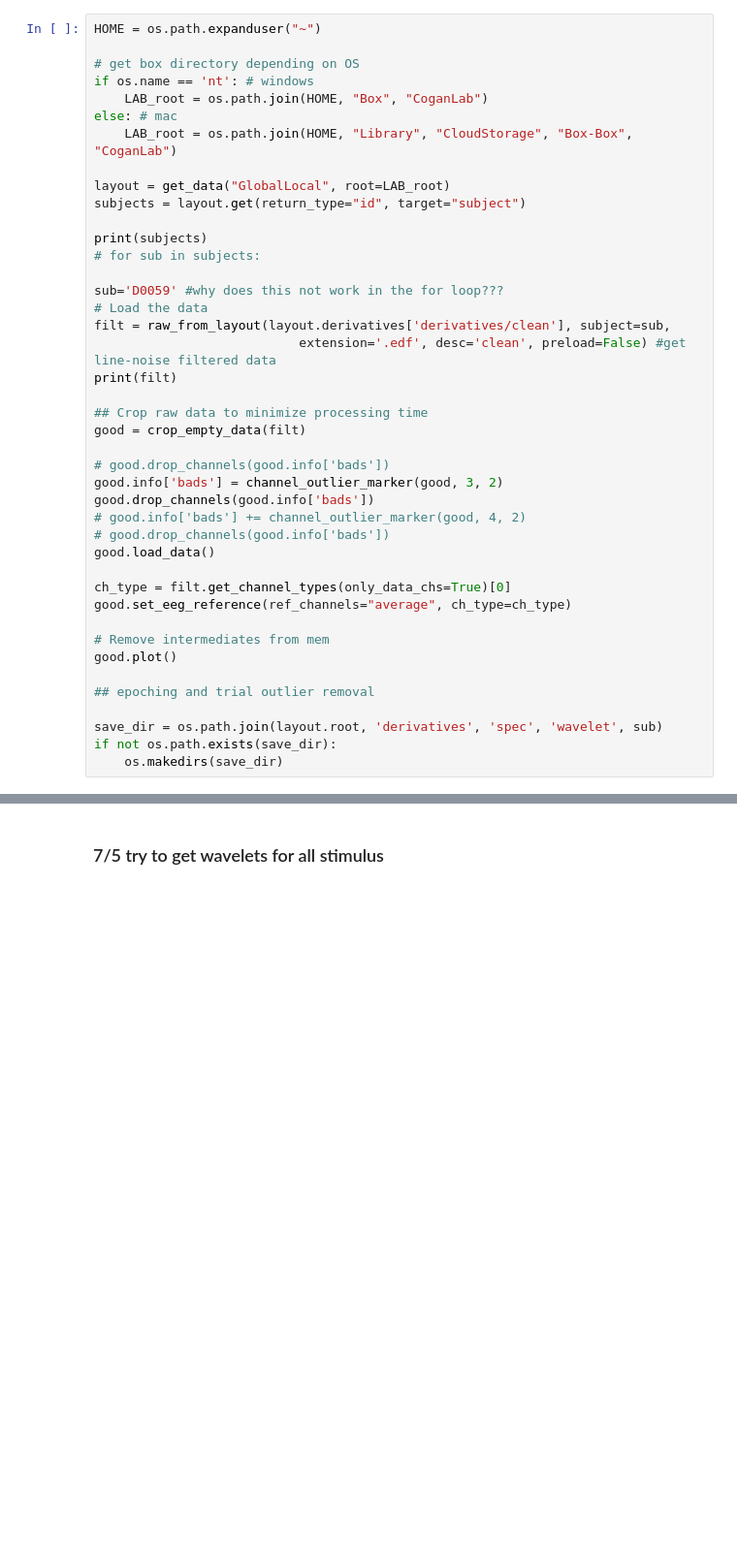
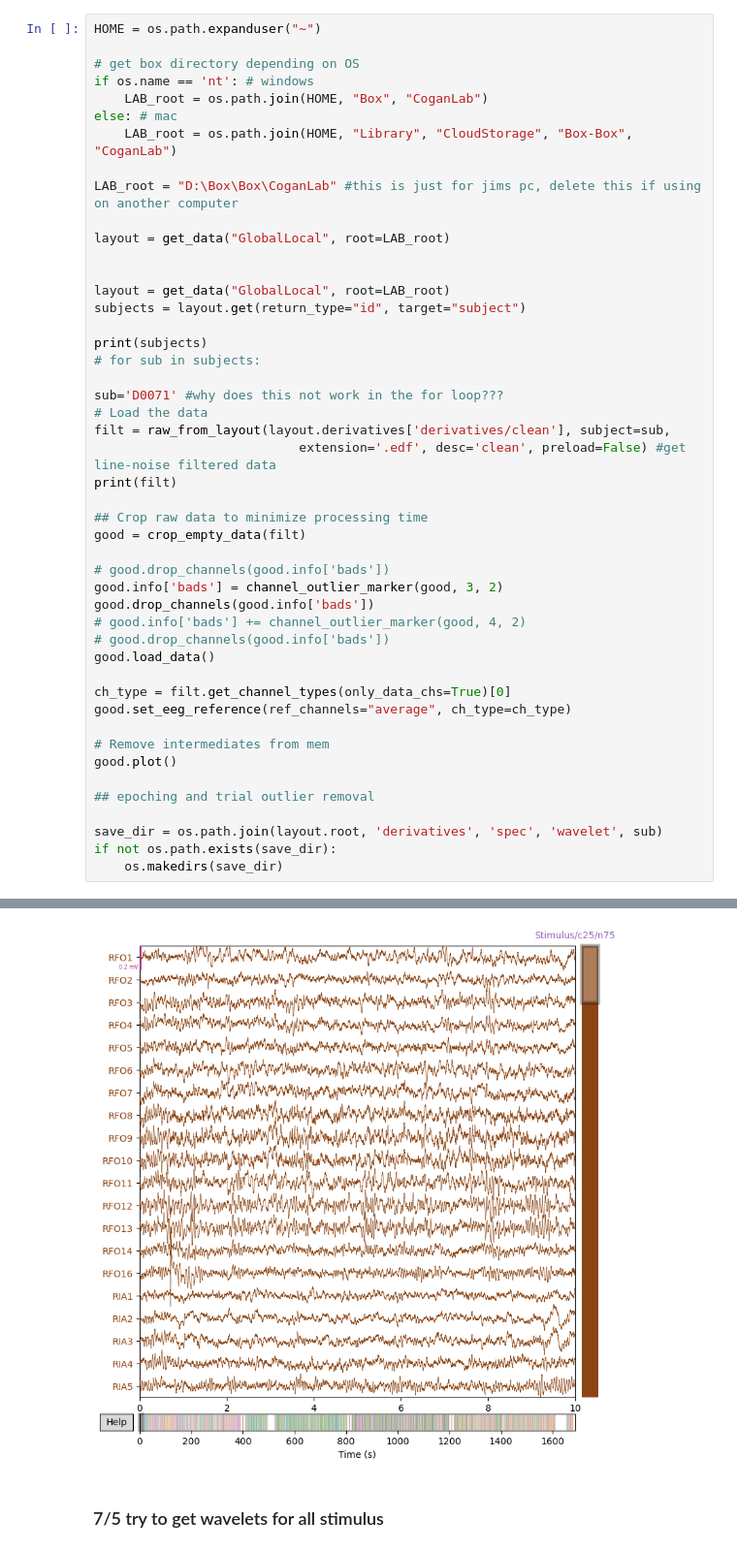
Before and after one commit to coganlab/GlobalLocal, a Jupyter notebook: copy_wavelet_spec.ipynb, the cells around one changed output, grey strips where cells are left out. Shown at 97% size. Saved outputs shown, nothing was run; the diff lists cells and outputs as text; blank space fills up the shorter version.

```diff
--- a/copy_wavelet_spec.ipynb
+++ b/copy_wavelet_spec.ipynb
@@ -16,13 +16,18 @@ if os.name == 'nt': # windows
 else: # mac
     LAB_root = os.path.join(HOME, "Library", "CloudStorage", "Box-Box", "CoganLab")
 
+LAB_root = "D:\Box\Box\CoganLab" #this is just for jims pc, delete this if using on another computer
+
+layout = get_data("GlobalLocal", root=LAB_root)
+
+
 layout = get_data("GlobalLocal", root=LAB_root)
 subjects = layout.get(return_type="id", target="subject")
 
 print(subjects)
 # for sub in subjects:
 
-sub='D0059' #why does this not work in the for loop???
+sub='D0071' #why does this not work in the for loop???
 # Load the data
 filt = raw_from_layout(layout.derivatives['derivatives/clean'], subject=sub,
                            extension='.edf', desc='clean', preload=False) #get line-noise filtered data
@@ -49,3 +54,4 @@ good.plot()
 save_dir = os.path.join(layout.root, 'derivatives', 'spec', 'wavelet', sub)
 if not os.path.exists(save_dir):
     os.makedirs(save_dir)
+# %% [output]
@@ -52,3 +96,4 @@ if not os.path.exists(save_dir):
+[figure, added]
 # %% [markdown]
 ### 7/5 try to get wavelets for all stimulus
 # %%
```
Also changed, not shown: parts of 3 cells of this notebook, 5 other files.
